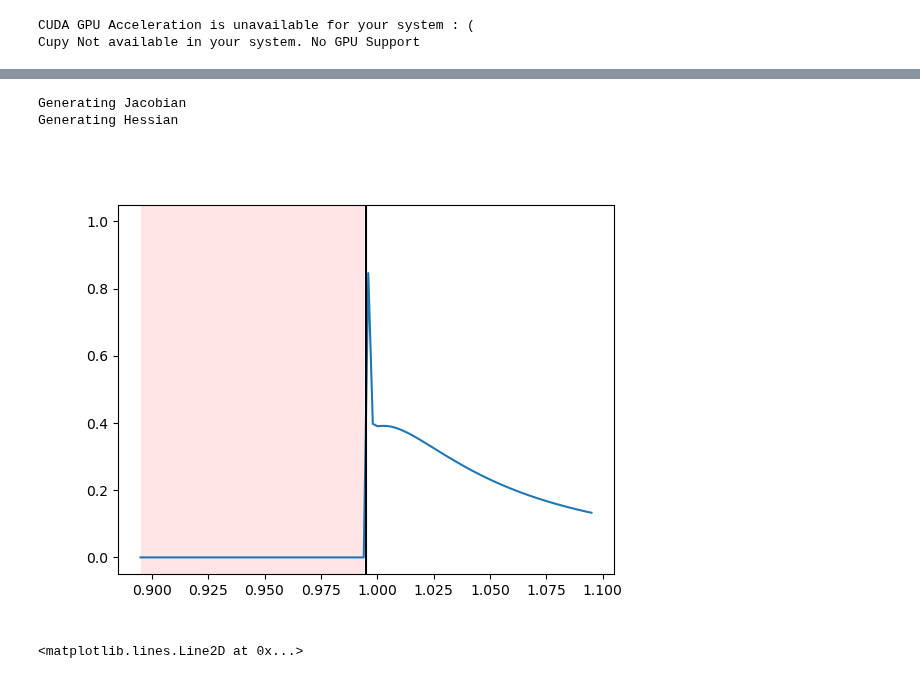
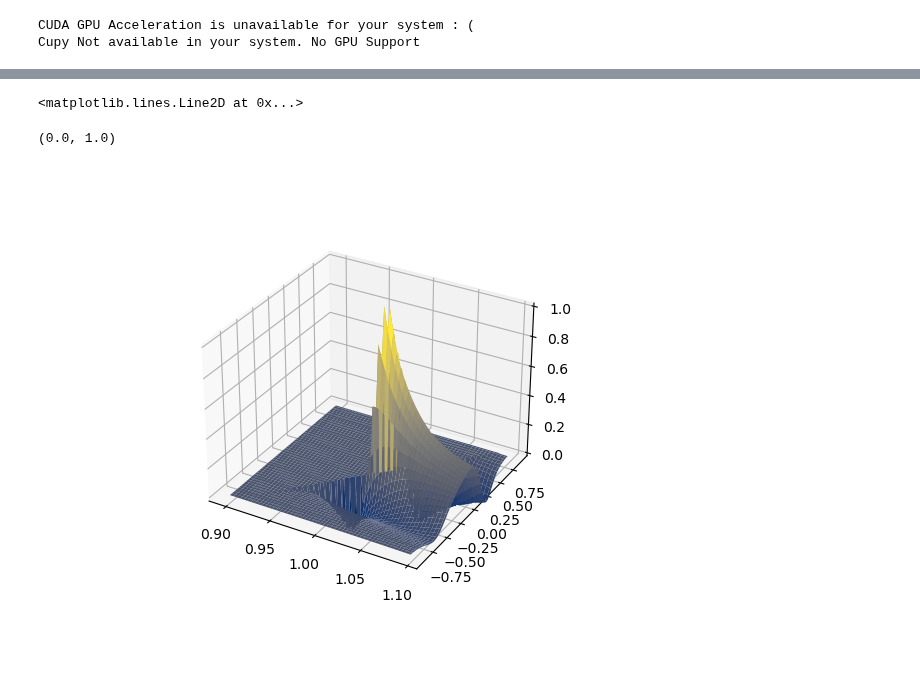
Before and after one commit to nyuad-astroparticle/LXe-Phonon, a Jupyter notebook: Simulation/0.MIP_Signal/Optimization.ipynb, the cells around one changed output, grey strips where cells are left out. Drawn from its saved outputs; the diff is of its cells as text; code cells hidden in the pictures.

```diff
--- a/Simulation/0.MIP_Signal/Optimization.ipynb
+++ b/Simulation/0.MIP_Signal/Optimization.ipynb
@@ -193,27 +220,37 @@ Optimization terminated successfully.
 # %%
-muon    = particles[0]
-xe      = fluids[3]
+# muon    = particles[0]
+# xe      = fluids[3]
 
-muon(10*xe.sound_speed)
-r = 100e-2
-v = muon.speed/xe.sound_speed
-l = xe.viscosity_coefficient()*xe.sound_speed
+# muon(10*xe.sound_speed)
+# r = 100e-2
+# v = muon.speed/xe.sound_speed
+# l = xe.viscosity_coefficient()*xe.sound_speed
 
-fun,x,res = max_pressure_constrained(r,v,l)
-print(res)
-plot_max(r,x[1],x[0],v,l,tol=.1,Npts=100)
+# fun,x,res = max_pressure_constrained(r,v,l,JAC=JAC,HES=HES)
+# print(res)
+# fig,ax = plot_max(r,x[1],x[0],v,l,tol=.1,Npts=100)
-# %% [output]
-Generating Jacobian
-Generating Hessian
-# %%
-r = 100e-2
-v = muon.speed/xe.sound_speed
-l = xe.viscosity_coefficient()*xe.sound_speed
-
-fig,ax = plot_max(r,x[1],x[0],v,l,tol=.1,Npts=100)
-# %% [output]
-[figure, removed]
 # %%
 ax.axvline(np.sqrt(r**2 + x[1]**2),c='g')
 # %% [output]
 <matplotlib.lines.Line2D at 0x...>
+# %%
+ttolerance = .1
+ztolerance = 0.9
+Npts=100
+t = np.linspace(x[0]-ttolerance,x[0]+ttolerance,Npts)
+z = np.linspace(x[1]-ztolerance,x[1]+ztolerance,Npts)
+r = 100e-2
+v = muon.speed/xe.sound_speed
+l = xe.viscosity_coefficient()*xe.sound_speed
+
+T,Z = np.meshgrid(t,z)
+P = E(r,Z,T,v,l)
+
+fig = plt.figure()
+ax = plt.axes(projection='3d')
+
+ax.plot_surface(T,Z,P,cmap=plt.cm.cividis)
+ax.set_zlim(0,1)
+# %% [output]
+(0.0, 1.0)
+[figure, added]
```
Also changed, not shown: parts of 8 cells of this notebook.
